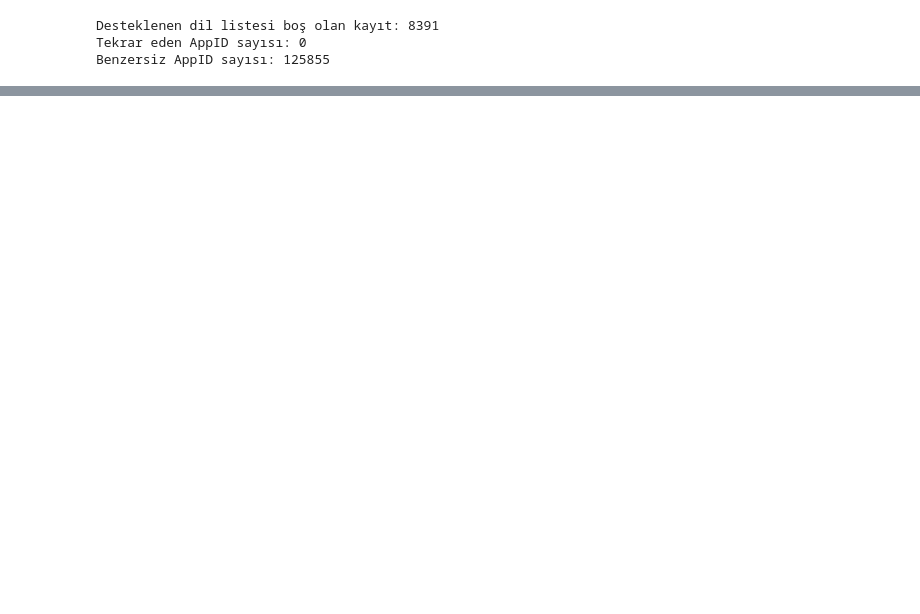
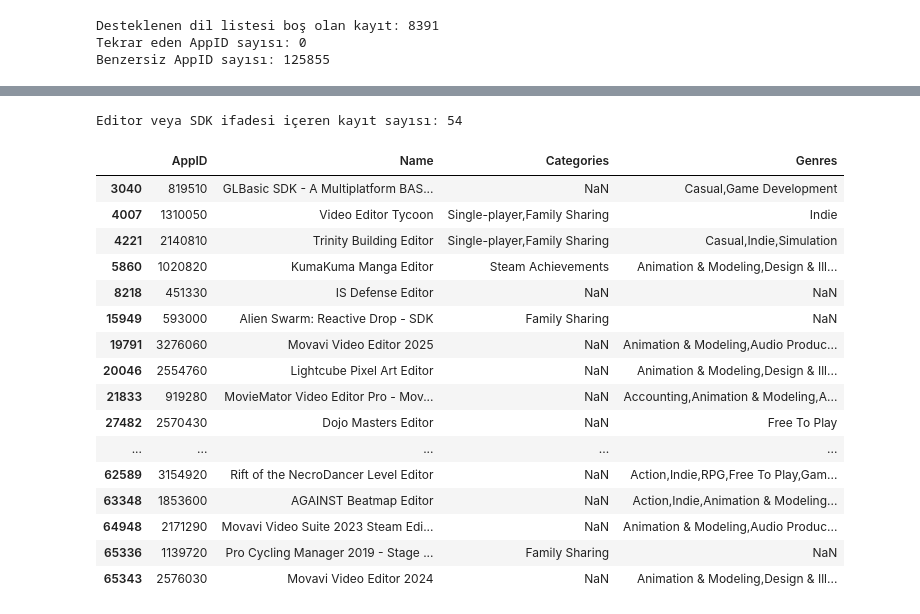
Before and after one commit to lzuzi/steam-game-recommender, a Jupyter notebook: notebooks/01_veri_inceleme.ipynb, the cells around one changed output, grey strips where cells are left out. Drawn from its saved outputs; the diff is of its cells as text; code cells hidden in the pictures; blank space fills up the shorter version.

Commit message:
Steam veri kalitesi ve filtre alanları incelendi

```diff
--- a/notebooks/01_veri_inceleme.ipynb
+++ b/notebooks/01_veri_inceleme.ipynb
@@ -359,0 +610,27 @@ kaydın tamamı benzersiz bir oyun kimliğine sahiptir.
+# %%
+sunucu_kontrol = pd.read_csv(
+    dosya_yolu,
+    skiprows=1,
+    names=sutunlar,
+    usecols=[
+        "AppID",
+        "Name",
+        "Genres",
+        "Categories"
+    ]
+)
+
+dedicated_server_kayitlari = sunucu_kontrol[
+    sunucu_kontrol["Name"].str.contains(
+        "Dedicated Server",
+        case=False,
+        na=False
+    )
+]
+
+print(
+    "Dedicated Server kaydı sayısı:",
+    len(dedicated_server_kayitlari)
+)
+
+dedicated_server_kayitlari.head(30)
@@ -359,0 +663,34 @@ kaydın tamamı benzersiz bir oyun kimliğine sahiptir.
+# %%
+editor_sdk_kayitlari = sunucu_kontrol[
+    sunucu_kontrol["Name"].str.contains(
+        "Editor|SDK",
+        case=False,
+        na=False
+    )
+]
+
+print(
+    "Editor veya SDK ifadesi içeren kayıt sayısı:",
+    len(editor_sdk_kayitlari)
+)
+
+editor_sdk_kayitlari.head(30)
+# %% [output]
+Editor veya SDK ifadesi içeren kayıt sayısı: 54
+|  | AppID | Name | Categories | Genres |
+| 3040 | 819510 | GLBasic SDK - A Multiplatform BAS... | NaN | Casual,Game Development |
+| 4007 | 1310050 | Video Editor Tycoon | Single-player,Family Sharing | Indie |
+| 4221 | 2140810 | Trinity Building Editor | Single-player,Family Sharing | Casual,Indie,Simulation |
+| 5860 | 1020820 | KumaKuma Manga Editor | Steam Achievements | Animation & Modeling,Design & Ill... |
+| 8218 | 451330 | IS Defense Editor | NaN | NaN |
+| 15949 | 593000 | Alien Swarm: Reactive Drop - SDK | Family Sharing | NaN |
+| 19791 | 3276060 | Movavi Video Editor 2025 | NaN | Animation & Modeling,Audio Produc... |
+| 20046 | 2554760 | Lightcube Pixel Art Editor | NaN | Animation & Modeling,Design & Ill... |
+| 21833 | 919280 | MovieMator Video Editor Pro - Mov... | NaN | Accounting,Animation & Modeling,A... |
+| 27482 | 2570430 | Dojo Masters Editor | NaN | Free To Play |
+| ... | ... | ... | ... | ... |
+| 62589 | 3154920 | Rift of the NecroDancer Level Editor | NaN | Action,Indie,RPG,Free To Play,Gam... |
+| 63348 | 1853600 | AGAINST Beatmap Editor | NaN | Action,Indie,Animation & Modeling... |
+| 64948 | 2171290 | Movavi Video Suite 2023 Steam Edi... | NaN | Animation & Modeling,Audio Produc... |
+| 65336 | 1139720 | Pro Cycling Manager 2019 - Stage ... | Family Sharing | NaN |
+| 65343 | 2576030 | Movavi Video Editor 2024 | NaN | Animation & Modeling,Design & Ill... |
```
Also changed, not shown: parts of 24 cells of this notebook.
